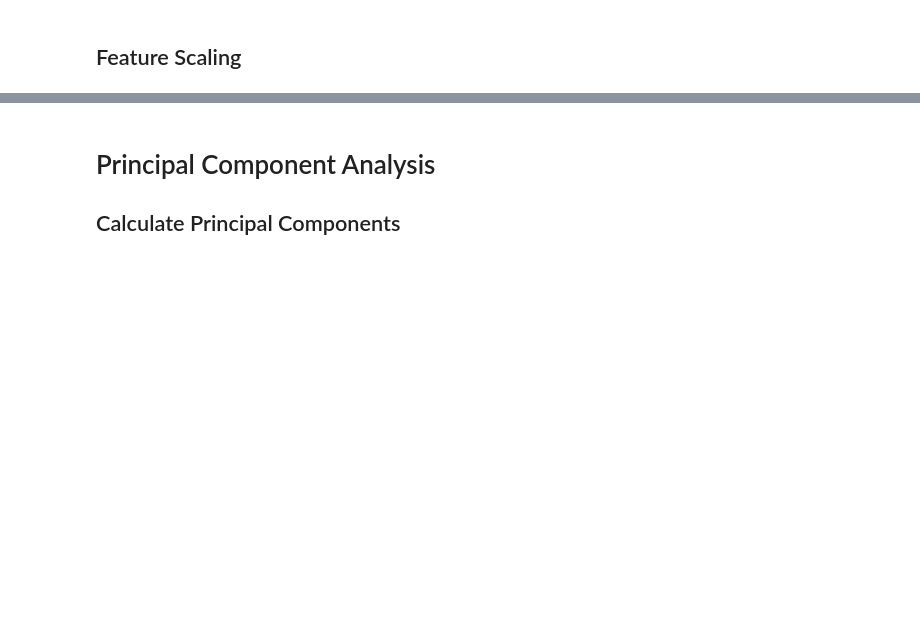
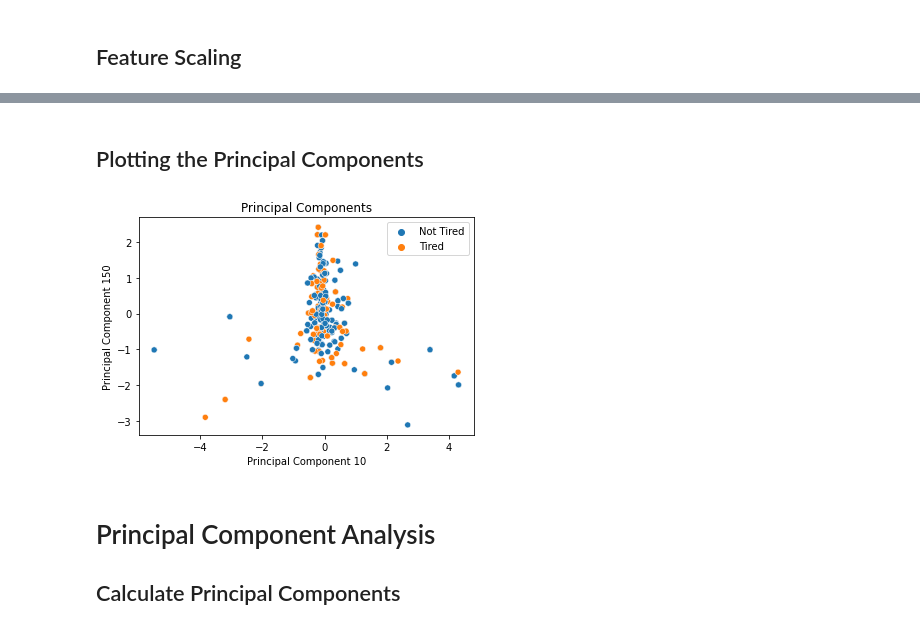
Before and after one commit to musahabib/WorkerFatigue_EEG_ML, a Jupyter notebook: Notebook.ipynb, the cells around one changed output, grey strips where cells are left out. Drawn from its saved outputs; the diff is of its cells as text; code cells hidden in the pictures; blank space fills up the shorter version.

```diff
--- a/Notebook.ipynb
+++ b/Notebook.ipynb
@@ -469,3 +476,21 @@ pd.DataFrame(x)
+# %% [markdown]
+## Plotting the Principal Components
+# %%
+def label(n):
+    if (n==0):
+        return 'Not Tired'
+    return 'Tired'
+
+y_labeled = map(label, y)
+
+p1=10;
+p2=150;
+ax1 = sns.scatterplot(x=Z[:,p1], y=Z[:,p2], hue=y_labeled);
+ax1.set(title='Principal Components',
+        ylabel=f'Principal Component {p2}',
+        xlabel=f'Principal Component {p1}');
+# %% [output]
+[figure, added]
 # %% [markdown]
 # Principal Component Analysis
 ## Calculate Principal Components
```
Also changed, not shown: parts of 43 cells of this notebook.
